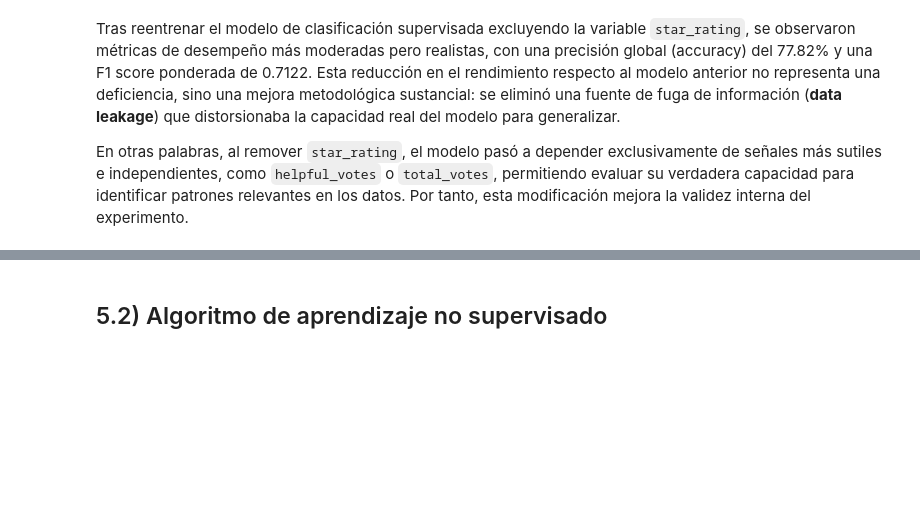
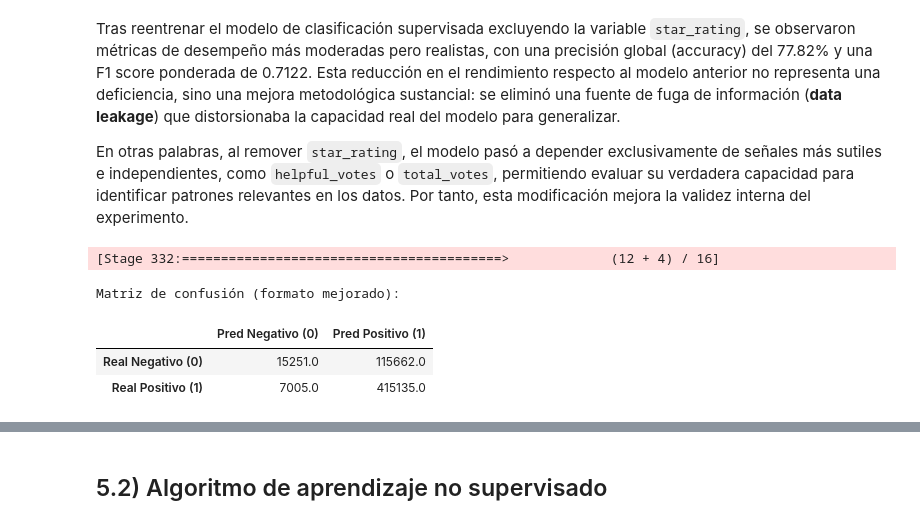
Before and after one commit to AlejandroDiaz10/Proyecto-Big-Data-PySpark, a Jupyter notebook: Actividad 3 | Aprendizaje supervisado y no supervisado/Actividad3_A01276769.ipynb, the cells around one changed output, grey strips where cells are left out. Drawn from its saved outputs; the diff is of its cells as text; code cells hidden in the pictures; blank space fills up the shorter version.

```diff
--- a/Actividad 3 | Aprendizaje supervisado y no supervisado/Actividad3_A01276769.ipynb
+++ b/Actividad 3 | Aprendizaje supervisado y no supervisado/Actividad3_A01276769.ipynb
@@ -1069,3 +1069,32 @@ Importancia de las características:
 Tras reentrenar el modelo de clasificación supervisada excluyendo la variable `star_rating`, se observaron métricas de desempeño más moderadas pero realistas, con una precisión global (accuracy) del 77.82% y una F1 score ponderada de 0.7122. Esta reducción en el rendimiento respecto al modelo anterior no representa una deficiencia, sino una mejora metodológica sustancial: se eliminó una fuente de fuga de información (**data leakage**) que distorsionaba la capacidad real del modelo para generalizar.
 
 En otras palabras, al remover `star_rating`, el modelo pasó a depender exclusivamente de señales más sutiles e independientes, como `helpful_votes` o `total_votes`, permitiendo evaluar su verdadera capacidad para identificar patrones relevantes en los datos. Por tanto, esta modificación mejora la validez interna del experimento.
+# %%
+from pyspark.mllib.evaluation import MulticlassMetrics
+import pandas as pd
+
+predictionAndLabels = rf_predictions_v2.select("prediction", "sentiment").rdd.map(lambda row: (float(row[0]), float(row[1])))
+
+# Creamos el evaluador
+metrics = MulticlassMetrics(predictionAndLabels)
+
+# Matriz de confusión
+confusion_matrix = metrics.confusionMatrix().toArray()
+# print("Matriz de confusión (formato raw):")
+# print(confusion_matrix)
+# print("\n" + "="*50)
+
+# Formateo más claro con pandas
+df_cm = pd.DataFrame(
+    confusion_matrix,
+    index=["Real Negativo (0)", "Real Positivo (1)"],
+    columns=["Pred Negativo (0)", "Pred Positivo (1)"]
+)
+print("Matriz de confusión (formato mejorado):")
+display(df_cm)
+# %% [output]
+[Stage 332:=========================================>             (12 + 4) / 16]
+Matriz de confusión (formato mejorado):
+|  | Pred Negativo (0) | Pred Positivo (1) |
+| Real Negativo (0) | 15251.0 | 115662.0 |
+| Real Positivo (1) | 7005.0 | 415135.0 |
```
Also changed, not shown: parts of 11 cells of this notebook.
